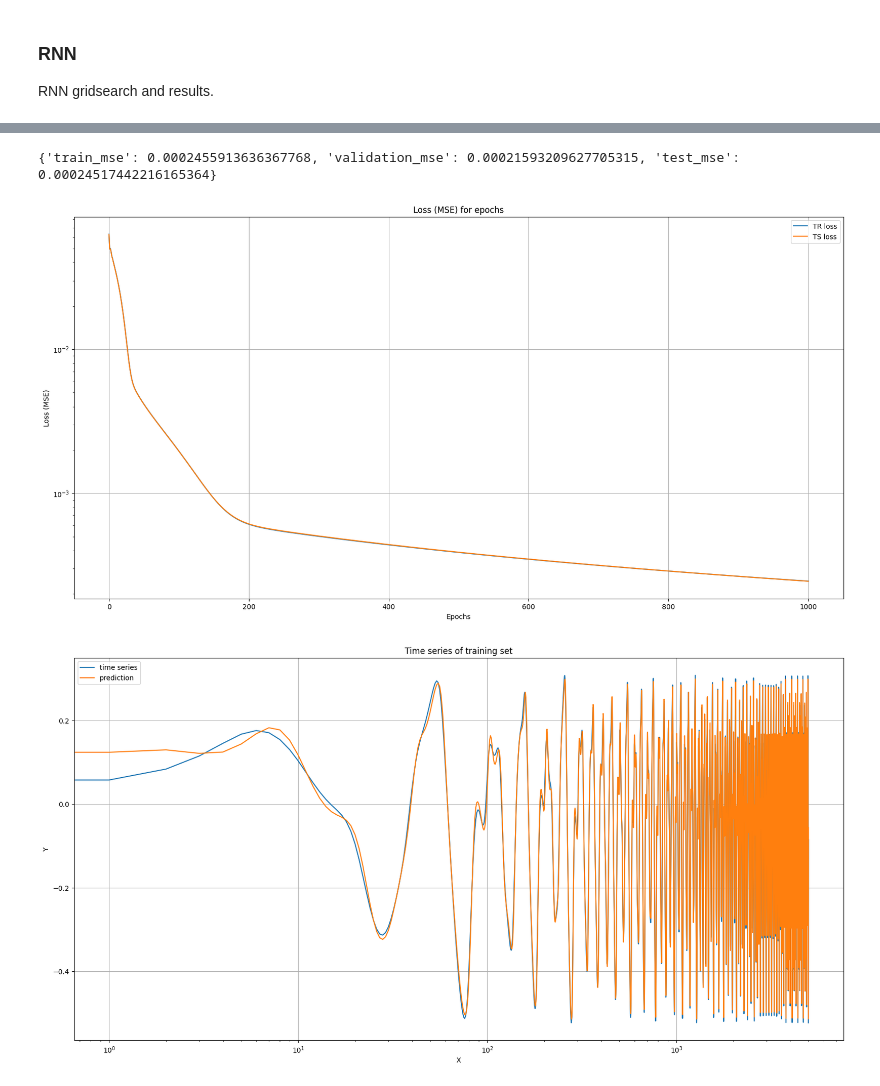
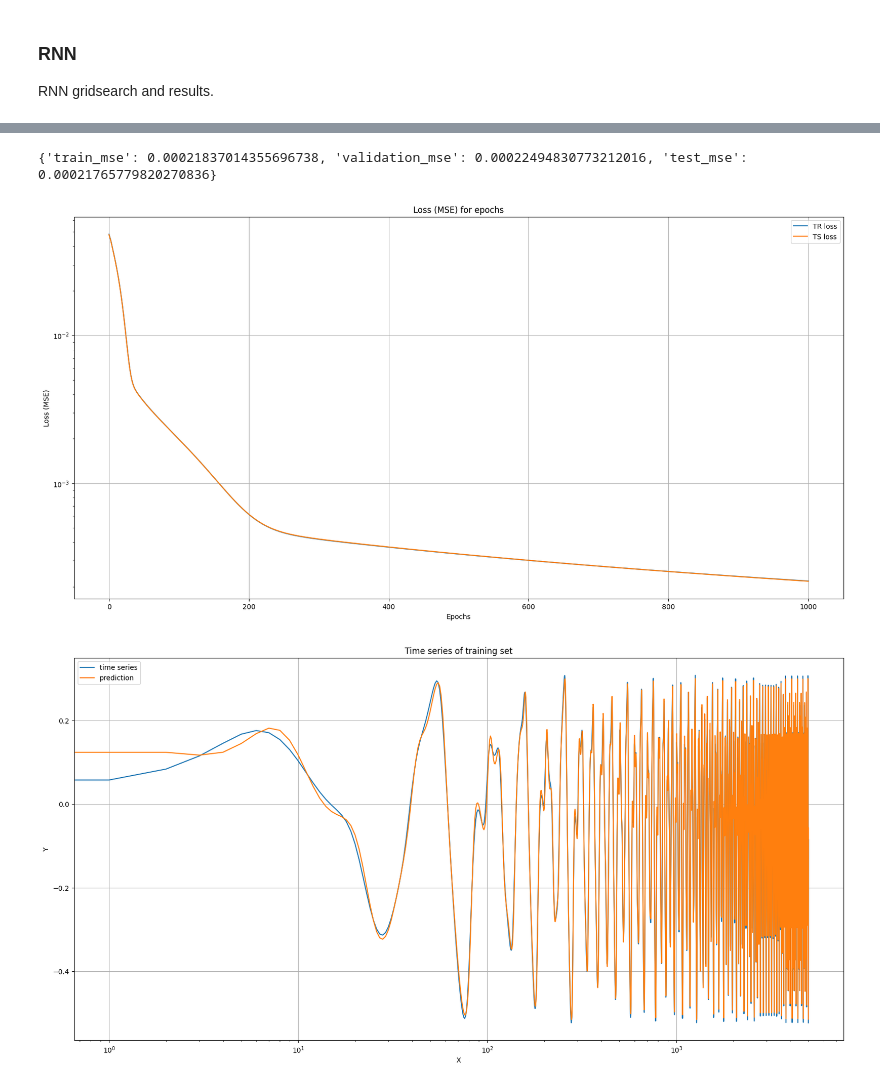
Before and after one commit to GeremiaPompei/cns_lab, a Jupyter notebook: LAB3_1/tdnn_and_rnn.ipynb, the cells around one changed output, grey strips where cells are left out. Saved outputs shown, nothing was run; the diff lists cells and outputs as text; code cells hidden in the pictures.

```diff
--- a/LAB3_1/tdnn_and_rnn.ipynb
+++ b/LAB3_1/tdnn_and_rnn.ipynb
@@ -4,8 +4,6 @@
 Import of libraries, fix of random seed and device.
 # %%
 import json
-import os
-from pathlib import Path
 import random
 import numpy as np
 import matplotlib.pyplot as plt
@@ -20,7 +18,7 @@ random.seed(seed)
 np.random.seed(seed)
 torch.manual_seed(seed)
 
-device = 'cuda'
+device = 'cpu'
 # %% [markdown]
 Loading of dataset NARMA10.
 # %%
@@ -640,12 +634,12 @@ rnn_train_loss, rnn_ts_loss, rnn_train_pred, rnn_eval_pred = gridsearch(
     train_func=train_rnn,
     configs=dict(
         hidden_size=[100],
-        n_layers=[1, 2],
+        n_layers=[1],
         lr=[0.1, 0.01],
         momentum=[0.5, 0.2],
     ),
-    TR=(TR_X_mg17.reshape(-1, 1, 1), TR_Y_mg17.reshape(-1, 1, 1)),
-    TS=(TS_X_mg17.reshape(-1, 1, 1), TS_Y_mg17.reshape(-1, 1, 1)),
+    TR=(TR_X_mg17.reshape(-1, 1), TR_Y_mg17.reshape(-1, 1)),
+    TS=(TS_X_mg17.reshape(-1, 1), TS_Y_mg17.reshape(-1, 1)),
     epochs=1000,
     vl_tr_size=4000,
     attempts_for_config=3,
@@ -668,5 +658,5 @@ Best config: {'hidden_size': 100, 'n_layers': 1, 'lr': 0.1, 'momentum': 0.5} wit
 Retraining...
-{'train_mse': 0.0002455913636367768, 'validation_mse': 0.00021593209627705315, 'test_mse': 0.00024517442216165364}
+{'train_mse': 0.00021837014355696738, 'validation_mse': 0.00022494830773212016, 'test_mse': 0.00021765779820270836}
-[figure, old version]
+[figure, new version]
 [figure]
 [figure]
```
Also changed, not shown: parts of 4 cells of this notebook, 20 other files.
